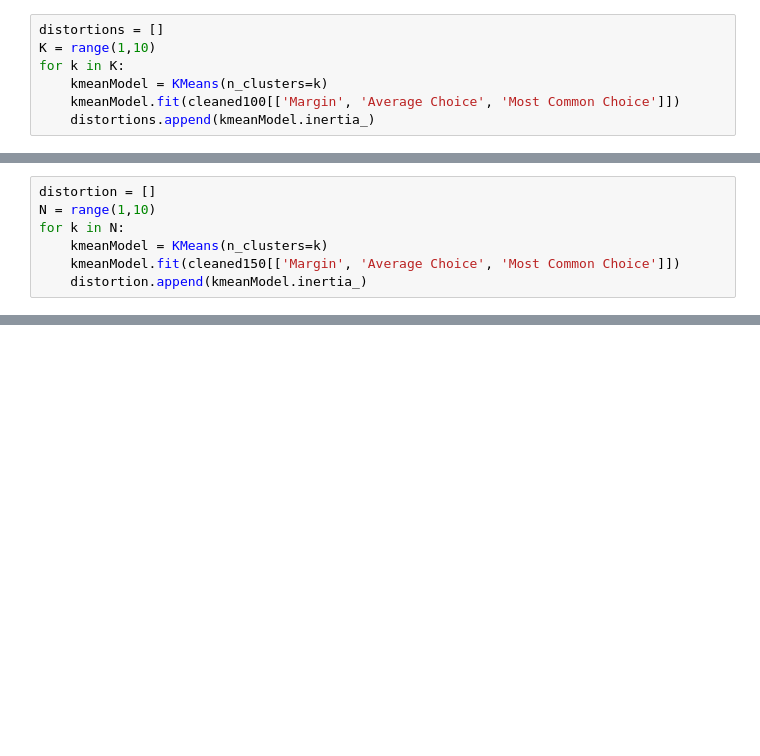
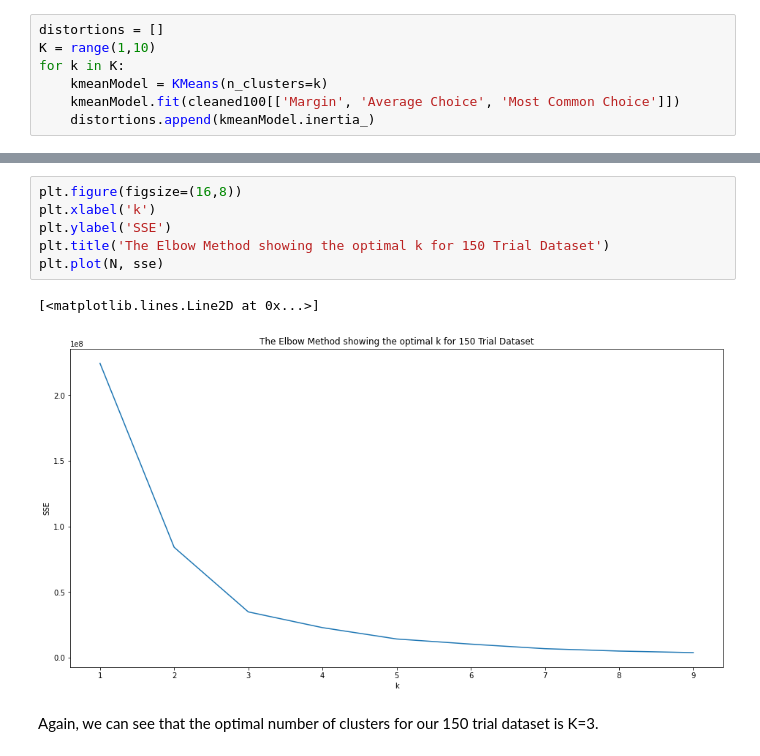
Before and after one commit to kiansweeney11/ca4015-assignment-1, a Jupyter notebook: _build/jupyter_execute/clustering.ipynb, the cells around one changed output, grey strips where cells are left out. Drawn from its saved outputs; the diff is of its cells as text; blank space fills up the shorter version.

Commit message:
study-cluster-comp

```diff
--- a/_build/jupyter_execute/clustering.ipynb
+++ b/_build/jupyter_execute/clustering.ipynb
@@ -104,7 +92,0 @@ From the elbow method graph above, we can see that the optimal number of cluster
-# %%
-distortion = []
-N = range(1,10)
-for k in N:
-    kmeanModel = KMeans(n_clusters=k)
-    kmeanModel.fit(cleaned150[['Margin', 'Average Choice', 'Most Common Choice']])
-    distortion.append(kmeanModel.inertia_)
@@ -119,0 +111,11 @@ plt.show()
+# %%
+plt.figure(figsize=(16,8))
+plt.xlabel('k')
+plt.ylabel('SSE')
+plt.title('The Elbow Method showing the optimal k for 150 Trial Dataset')
+plt.plot(N, sse)
+# %% [output]
+[<matplotlib.lines.Line2D at 0x...>]
+[figure, added]
+# %% [markdown]
+Again, we can see that the optimal number of clusters for our 150 trial dataset is K=3.
```
Also changed, not shown: parts of 9 cells of this notebook, 16 other files.
